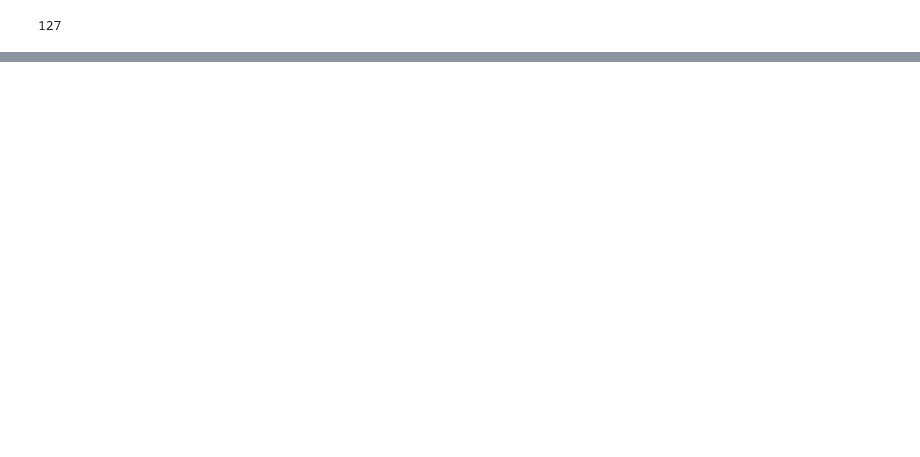
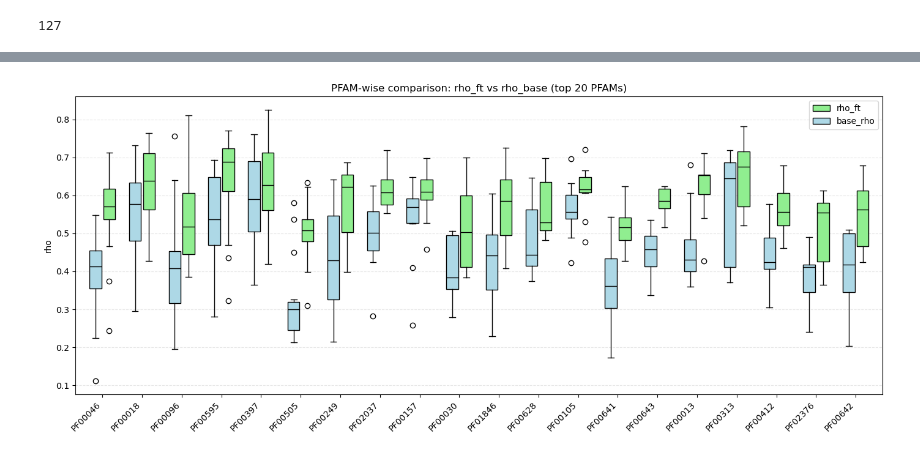
Before and after one commit to Hutch-Johnson/Protein-Language-Models, a Jupyter notebook: ESM_domainome_pfam_llr_compare.ipynb, the cells around one changed output, grey strips where cells are left out. Cells and saved outputs as stored; diff of their text form; code cells hidden in the pictures; blank space fills up the shorter version.

```diff
--- a/ESM_domainome_pfam_llr_compare.ipynb
+++ b/ESM_domainome_pfam_llr_compare.ipynb
@@ -666,0 +805,75 @@ corr_df[['domain_id', 'n', 'uniprot_id', 'pfam', 'rho_base', 'rho_ft', 'delta_rh
+# %%
+# -----------------------------
+# Step 1: top 20 PFAMs by size
+# -----------------------------
+pfam_counts = corr_df['pfam'].value_counts()
+top_pfams = pfam_counts.head(20).index
+
+df = corr_df.loc[corr_df['pfam'].isin(top_pfams)].copy()
+
+# optional safety
+df = df.drop_duplicates(subset=['domain_id', 'pfam'])
+
+# -----------------------------
+# Step 2: build grouped data
+# -----------------------------
+ft_data = [
+    df.loc[df['pfam'] == pfam, 'rho_ft'].values
+    for pfam in top_pfams
+]
+
+base_data = [
+    df.loc[df['pfam'] == pfam, 'rho_base'].values
+    for pfam in top_pfams
+]
+
+# -----------------------------
+# Step 3: plot side-by-side boxplots
+# -----------------------------
+fig, ax = plt.subplots(figsize=(14, 6))
+
+positions = np.arange(len(top_pfams))
+width = 0.35
+
+# FT boxplots (shift left)
+ax.boxplot(
+    ft_data,
+    positions=positions + width/2,
+    widths=0.3,
+    patch_artist=True,
+    boxprops=dict(facecolor='lightgreen'),
+    medianprops=dict(color='black')
+)
+
+# Base boxplots (shift right)
+ax.boxplot(
+    base_data,
+    positions=positions - width/2,
+    widths=0.3,
+    patch_artist=True,
+    boxprops=dict(facecolor='lightblue'),
+    medianprops=dict(color='black')
+)
+
+# -----------------------------
+# Formatting
+# -----------------------------
+ax.set_xticks(positions)
+ax.set_xticklabels(top_pfams, rotation=45, ha='right')
+
+ax.set_ylabel("rho")
+ax.set_title("PFAM-wise comparison: rho_ft vs rho_base (top 20 PFAMs)")
+
+legend_handles = [
+    Patch(facecolor='lightgreen', edgecolor='black', label='rho_ft'),
+    Patch(facecolor='lightblue', edgecolor='black', label='base_rho')
+]
+
+ax.legend(handles=legend_handles, loc="upper right")
+
+ax.grid(axis='y', linestyle='--', alpha=0.3)
+
+plt.tight_layout()
+plt.show()
+# %% [output]
+[figure, added]
```
Also changed, not shown: parts of 28 cells of this notebook.
